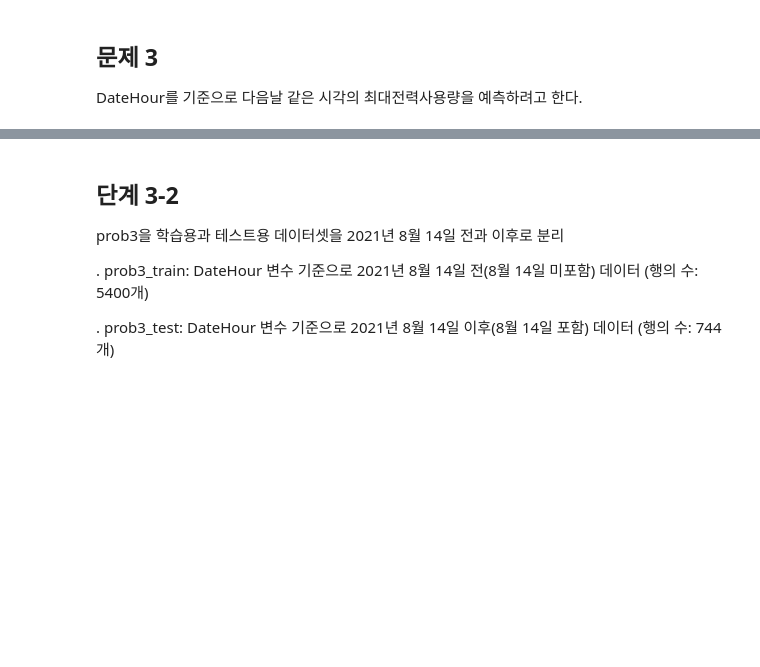
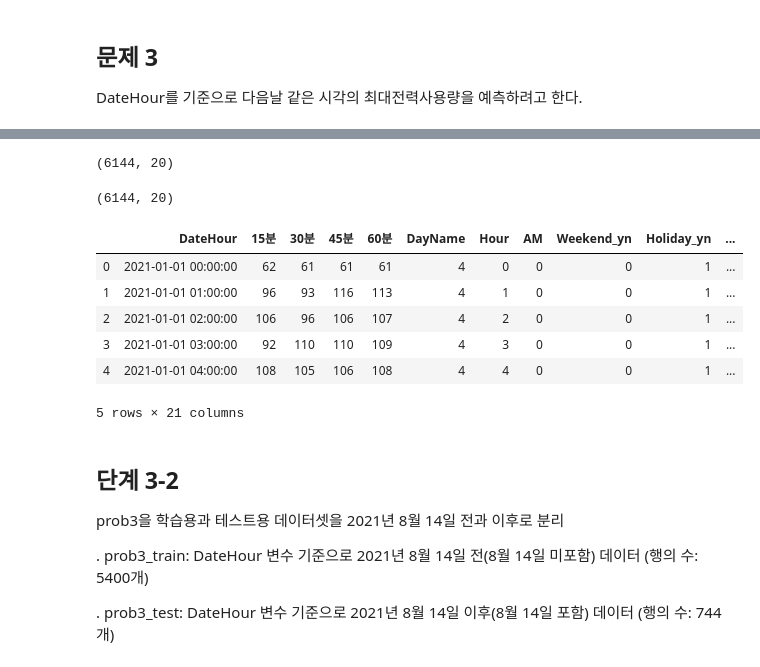
Before and after one commit to sunkusun9/DS_Lv3_2306_2, a Jupyter notebook: sec_ds_lv3_prob3_prob.ipynb, the cells around one changed output, grey strips where cells are left out. Saved outputs shown, nothing was run; the diff lists cells and outputs as text; code cells hidden in the pictures; blank space fills up the shorter version.

```diff
--- a/sec_ds_lv3_prob3_prob.ipynb
+++ b/sec_ds_lv3_prob3_prob.ipynb
@@ -732,3 +721,47 @@ df_prob3.shape
+# %%
+# 방법1: 확인결과 shift를 사용하는 연산이 성립합니다.
+# shift가 확실히 유효하게 하기 위해 정렬을 합니다.
+# shift를 이용해 target을 구합니다.
+df_prob3 = df_basetable1.sort_index()
+df_prob3['target'] = df_basetable1['TotalHour'].shift(-24)
+df_prob3 = df_prob3.dropna()
+df_prob3.shape
+# %% [output]
+(6144, 20)
+# %%
+# 방법2: index를 변경하는 방법을 사용해봅니다.
+# pandas의 대입작업이 index를 기준으로 해서 이루어 집니다.
+# 이를 이용하여 인덱스의 일자를 하루 앞 당긴 TotalHour Series를 만들어
+# df_prob3 target에 대입합니다.
+df_prob3 = df_basetable1.copy()
+df_prob3['target'] = df_prob3[['TotalHour']].set_index(df_prob3.index - pd.Timedelta(days=1))['TotalHour']
+df_prob3 = df_prob3.dropna()
+df_prob3.shape
+# %% [output]
+(6144, 20)
+# %%
+# 참고 코드입니다: DateHour가 index에 위치하지 않을 때의 구현 방법입니다.
+# DataFrame의 구성이 달라져서, 똑같은 결과를 내는 코드이지만 참고용으로 합니다.
+# ---------------------------------
+# ['DateHour', 'TotalHour']를 따로뽑아 DataFrame을 만들고, DataHour에서 하루를 뺍니다.
+# TotalHour는 target으로 이름을 변경합니다.
+# ----------------------------------
+# 이를 본체 데이터프레임과 DateHour를 기준으로 해서 merge를 합니다.
+df_prob3_ = df_basetable1.reset_index() # DateHour를 index에서 빼 냅니다.
+df_prob3_.merge(
+    df_prob3_[['DateHour', 'TotalHour']].assign(
+        DateHour=lambda x: x['DateHour'] - pd.Timedelta(days=1)
+    ).rename(columns={'TotalHour': 'target'}),
+    on='DateHour', how='inner'
+).head(5)
+# %% [output]
+|  | DateHour | 15분 | 30분 | 45분 | 60분 | DayName | Hour | AM | Weekend_yn | Holiday_yn | ... |
+| 0 | 2021-01-01 00:00:00 | 62 | 61 | 61 | 61 | 4 | 0 | 0 | 0 | 1 | ... |
+| 1 | 2021-01-01 01:00:00 | 96 | 93 | 116 | 113 | 4 | 1 | 0 | 0 | 1 | ... |
+| 2 | 2021-01-01 02:00:00 | 106 | 96 | 106 | 107 | 4 | 2 | 0 | 0 | 1 | ... |
+| 3 | 2021-01-01 03:00:00 | 92 | 110 | 110 | 109 | 4 | 3 | 0 | 0 | 1 | ... |
+| 4 | 2021-01-01 04:00:00 | 108 | 105 | 106 | 108 | 4 | 4 | 0 | 0 | 1 | ... |
+5 rows × 21 columns
 # %% [markdown]
 ## 단계 3-2
 
```
Also changed, not shown: parts of 55 cells of this notebook.
